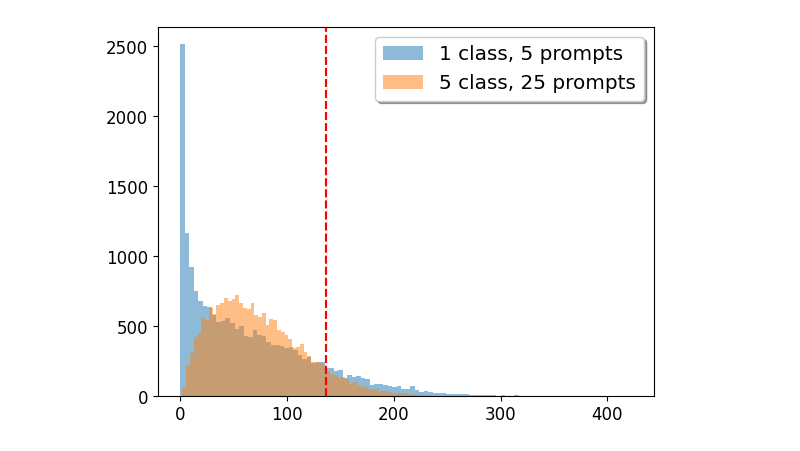
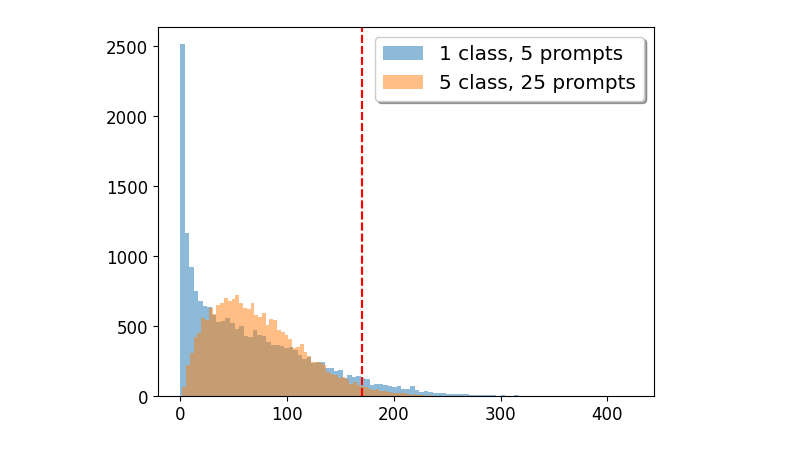
Before and after one commit to banyuanhao/diffusion-noise-detector, a Jupyter notebook: wrapup_data/metric.ipynb, the cells around one changed output. Cells and saved outputs as stored; diff of their text form; code cells hidden in the pictures.

```diff
--- a/wrapup_data/metric.ipynb
+++ b/wrapup_data/metric.ipynb
@@ -8,7 +8,7 @@ from scripts.utils.utils_odfn import dict_variance,dict_variance_5_class
 
 # random select 25 bounding boxes in range of (64,64)
 boxes = []
-for i in range(25):
+for i in range(800000):
     x = np.random.randint(0,64)
     y = np.random.randint(0,64)
     x_ = np.random.randint(0,64)
@@ -22,6 +22,7 @@ boxes = np.mean(boxes)
 fig,ax = plt.subplots()
 # plot a vertical line with the x value of boxes
 ax.axvline(x=boxes, color='r', linestyle='--')
+print(boxes)
 ax.hist(list(dict_variance.values()), bins=100, label='variance',alpha=0.5)
 fig.savefig('/home/banyh2000/odfn/wrapup_data/variance_1.png')
 
@@ -68,32 +70,32 @@ import matplotlib.pyplot as plt
 import os
 os.chdir('..')
 from scripts.utils.utils_odfn import dict_variance,dict_variance_5_class
 
 # random select 25 bounding boxes in range of (64,64)
 boxes = []
-for i in range(25):
+for i in range(100000):
     x = np.random.randint(0,64)
     y = np.random.randint(0,64)
     x_ = np.random.randint(0,64)
     y_ = np.random.randint(0,64)
     boxes.append([x+x_,y+y_])
 
 boxes = np.array(boxes)/2
 boxes = np.var(boxes,axis=0)
 boxes = np.mean(boxes)
 
 fig,ax = plt.subplots()
 # plot a vertical line with the x value of boxes
 ax.axvline(x=boxes, color='r', linestyle='--')
 ax.hist(list(dict_variance.values()), bins=100, label='1 class, 5 prompts',alpha=0.5)
 
 # fig,ax = plt.subplots()
 ax.axvline(x=boxes, color='r', linestyle='--')
 ax.hist(list(dict_variance_5_class.values()), bins=100, label='5 class, 25 prompts',alpha=0.5)
 legend = ax.legend(loc='upper right', shadow=True, fontsize='x-large')
 # set label font
 for label in (ax.get_xticklabels() + ax.get_yticklabels()):
     label.set_fontsize(12)
 fig.savefig('/home/banyh2000/odfn/wrapup_data/variance.png')
 # %% [output]
-[figure, old version]
+[figure, new version]
```
Also changed, not shown: parts of 1 cell of this notebook, 5 other files.
